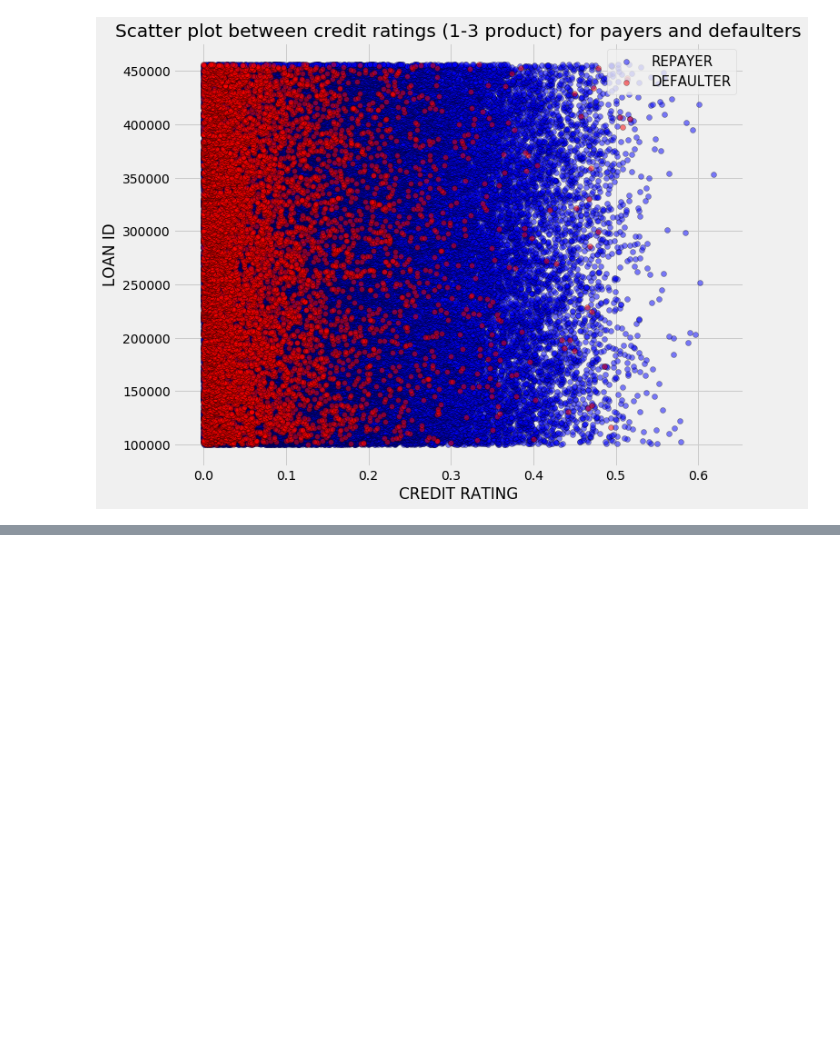
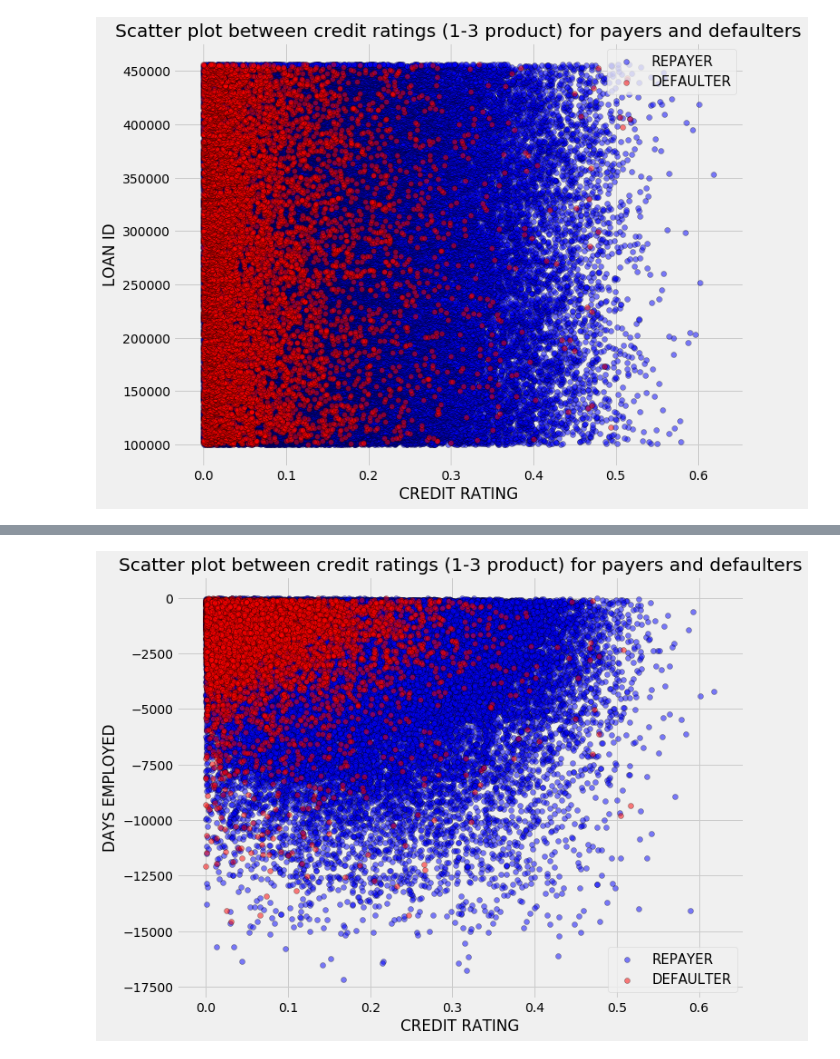
Before and after one commit to LegalEd/unbankedcredit, a Jupyter notebook: unbankedcredit.ipynb, the cells around one changed output, grey strips where cells are left out. Saved outputs shown, nothing was run; the diff lists cells and outputs as text; code cells hidden in the pictures; blank space fills up the shorter version.

```diff
--- a/unbankedcredit.ipynb
+++ b/unbankedcredit.ipynb
@@ -668,0 +684,15 @@ plt.show()
+# %%
+fig = plt.figure(figsize=(10,8))
+plt.scatter(ext_product[ext_product["TARGET"]==0]['EXT_SOURCE_1_2_3_PRODUCT'],ext_product[ext_product["TARGET"]==0]['DAYS_EMPLOYED'],s=35,
+            color="b",alpha=.5,label="REPAYER",linewidth=.5,edgecolor="k")
+plt.scatter(ext_product[ext_product["TARGET"]==1]['EXT_SOURCE_1_2_3_PRODUCT'],ext_product[ext_product["TARGET"]==1]['DAYS_EMPLOYED'],s=35,
+            color="r",alpha=.5,label="DEFAULTER",linewidth=.5,edgecolor="k")
+
+plt.legend(loc="best",prop={"size":15})
+plt.xlabel("CREDIT RATING")
+plt.ylabel("DAYS EMPLOYED")
+plt.title("Scatter plot between credit ratings (1-3 product) for payers and defaulters")
+
+plt.show()
+# %% [output]
+[figure, added]
```
Also changed, not shown: parts of 2 cells of this notebook.
